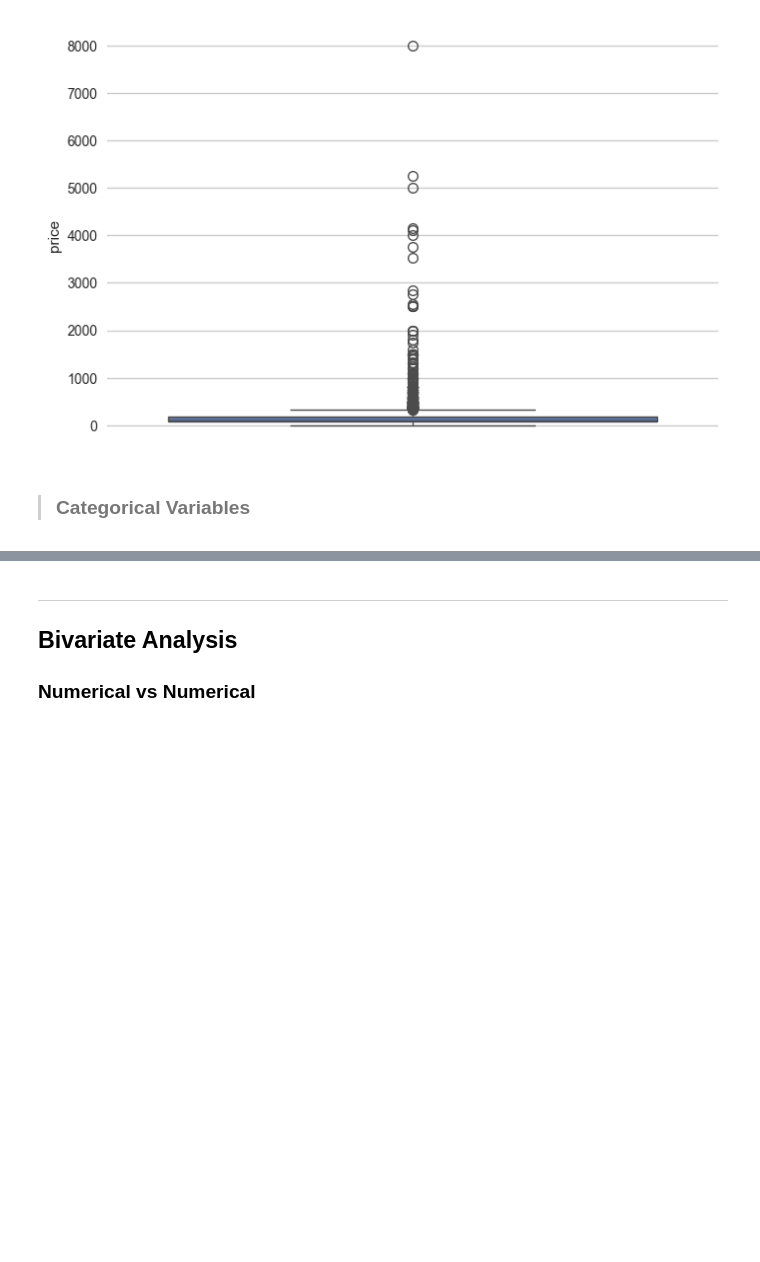
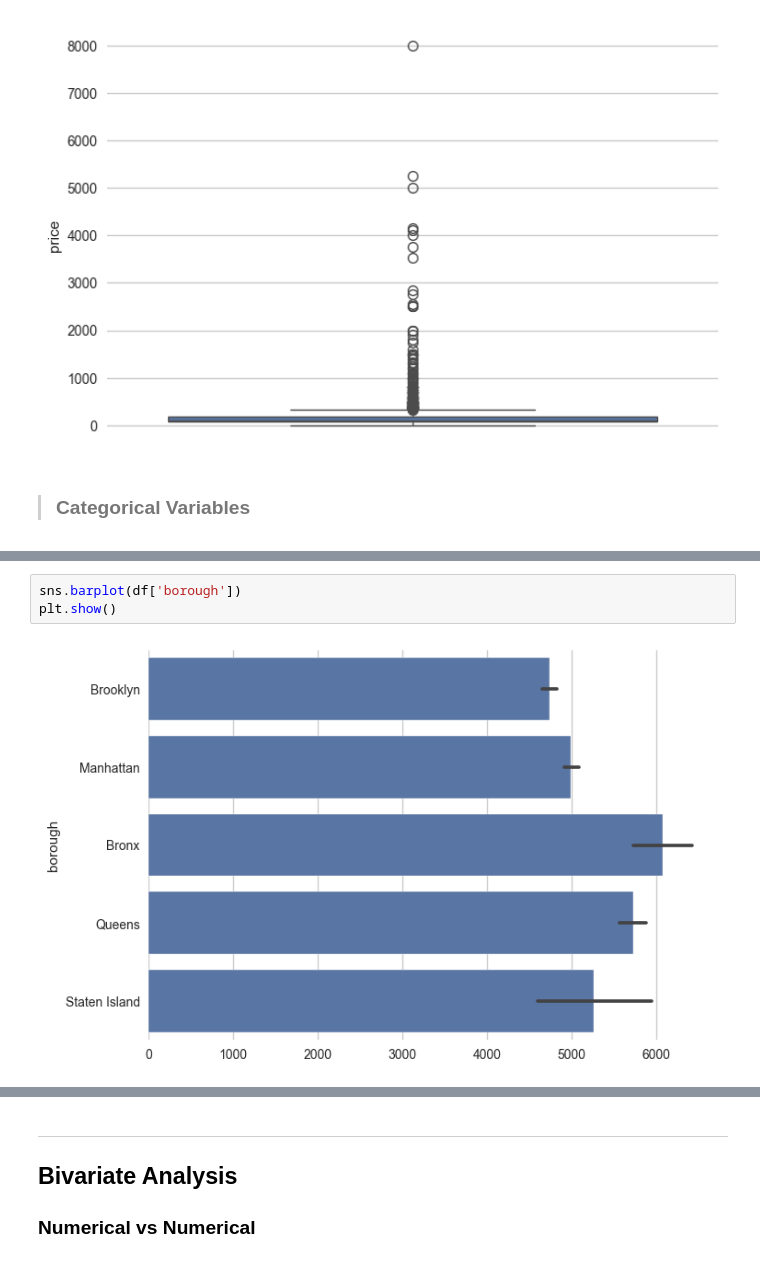
Before and after one commit to ariyan378/Data-Analytics-Ml, a Jupyter notebook: Airbnb-Exploratory-Data-Analysis.ipynb, the cells around one changed output, grey strips where cells are left out. Saved outputs shown, nothing was run; the diff lists cells and outputs as text; blank space fills up the shorter version.

```diff
--- a/Airbnb-Exploratory-Data-Analysis.ipynb
+++ b/Airbnb-Exploratory-Data-Analysis.ipynb
@@ -536,0 +613,5 @@ analyze_categorical(df, 'category')
+# %%
+sns.barplot(df['borough'])
+plt.show()
+# %% [output]
+[figure, added]
```
Also changed, not shown: parts of 17 cells of this notebook.
